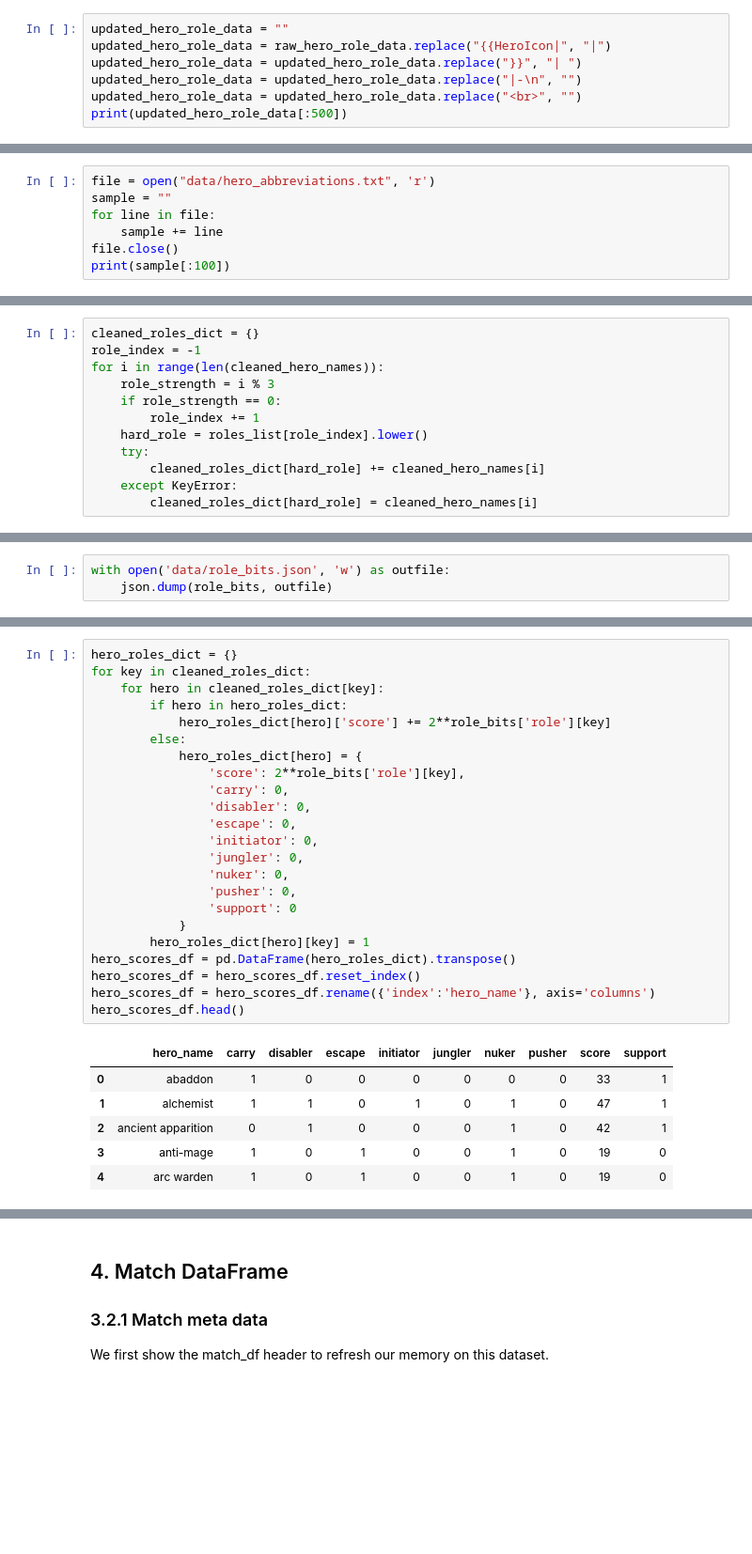
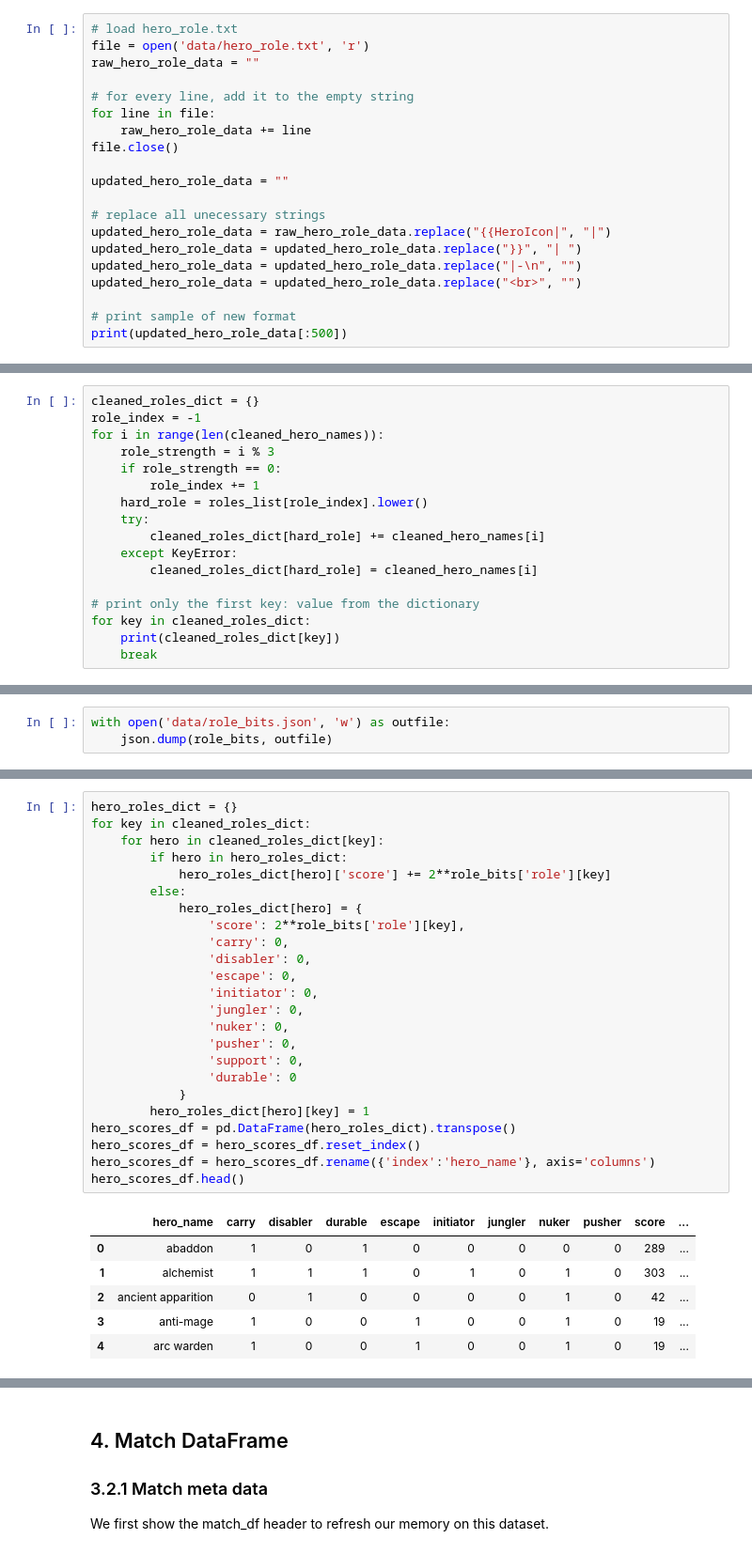
Before and after one commit to Samuel-Campbell/dota2, a Jupyter notebook: src/Dota2_Analysis.ipynb, the cells around one changed output, grey strips where cells are left out. Shown at 94% size. Saved outputs shown, nothing was run; the diff lists cells and outputs as text; blank space fills up the shorter version.

Commit message:
refactored hero dataframe

```diff
--- a/src/Dota2_Analysis.ipynb
+++ b/src/Dota2_Analysis.ipynb
@@ -408,9 +410,22 @@ From the above section, the most unformatted data is the hero_roles.txt file. I
 # %%
+# load hero_role.txt
+file = open('data/hero_role.txt', 'r')
+raw_hero_role_data = ""
+
+# for every line, add it to the empty string
+for line in file:
+    raw_hero_role_data += line
+file.close()
+
 updated_hero_role_data = ""
+
+# replace all unecessary strings
 updated_hero_role_data = raw_hero_role_data.replace("{{HeroIcon|", "|")
 updated_hero_role_data = updated_hero_role_data.replace("}}", "| ")
 updated_hero_role_data = updated_hero_role_data.replace("|-\n", "")
 updated_hero_role_data = updated_hero_role_data.replace("<br>", "")
+
+# print sample of new format
 print(updated_hero_role_data[:500])
 # %% [output]
 {| class="wikitable"
@@ -438,7 +456,0 @@ We inspect this file quickly to understand its format so that we can use it.
-# %%
-file = open("data/hero_abbreviations.txt", 'r')
-sample = ""
-for line in file:
-    sample += line
-file.close()
-print(sample[:100])
@@ -509,3 +513,8 @@ for i in range(len(cleaned_hero_names)):
         cleaned_roles_dict[hard_role] += cleaned_hero_names[i]
     except KeyError:
         cleaned_roles_dict[hard_role] = cleaned_hero_names[i]
+
+# print only the first key: value from the dictionary
+for key in cleaned_roles_dict:
+    print(cleaned_roles_dict[key])
+    break
@@ -544,30 +555,31 @@ In order to maximize informaiton, I have decided to also represent every hero's
 # %%
 hero_roles_dict = {}
 for key in cleaned_roles_dict:
     for hero in cleaned_roles_dict[key]:
         if hero in hero_roles_dict:
             hero_roles_dict[hero]['score'] += 2**role_bits['role'][key]
         else:
             hero_roles_dict[hero] = {
                 'score': 2**role_bits['role'][key],
                 'carry': 0,
                 'disabler': 0,
                 'escape': 0,
                 'initiator': 0,
                 'jungler': 0,
                 'nuker': 0,
                 'pusher': 0,
-                'support': 0
+                'support': 0,
+                'durable': 0
             }
         hero_roles_dict[hero][key] = 1
 hero_scores_df = pd.DataFrame(hero_roles_dict).transpose()
 hero_scores_df = hero_scores_df.reset_index()
 hero_scores_df = hero_scores_df.rename({'index':'hero_name'}, axis='columns')
 hero_scores_df.head()
 # %% [output]
-|  | hero_name | carry | disabler | escape | initiator | jungler | nuker | pusher | score | support |
-| 0 | abaddon | 1 | 0 | 0 | 0 | 0 | 0 | 0 | 33 | 1 |
-| 1 | alchemist | 1 | 1 | 0 | 1 | 0 | 1 | 0 | 47 | 1 |
-| 2 | ancient apparition | 0 | 1 | 0 | 0 | 0 | 1 | 0 | 42 | 1 |
-| 3 | anti-mage | 1 | 0 | 1 | 0 | 0 | 1 | 0 | 19 | 0 |
-| 4 | arc warden | 1 | 0 | 1 | 0 | 0 | 1 | 0 | 19 | 0 |
+|  | hero_name | carry | disabler | durable | escape | initiator | jungler | nuker | pusher | score | ... |
+| 0 | abaddon | 1 | 0 | 1 | 0 | 0 | 0 | 0 | 0 | 289 | ... |
+| 1 | alchemist | 1 | 1 | 1 | 0 | 1 | 0 | 1 | 0 | 303 | ... |
+| 2 | ancient apparition | 0 | 1 | 0 | 0 | 0 | 0 | 1 | 0 | 42 | ... |
+| 3 | anti-mage | 1 | 0 | 0 | 1 | 0 | 0 | 1 | 0 | 19 | ... |
+| 4 | arc warden | 1 | 0 | 0 | 1 | 0 | 0 | 1 | 0 | 19 | ... |
```
Also changed, not shown: parts of 39 cells of this notebook, 3 other files.
